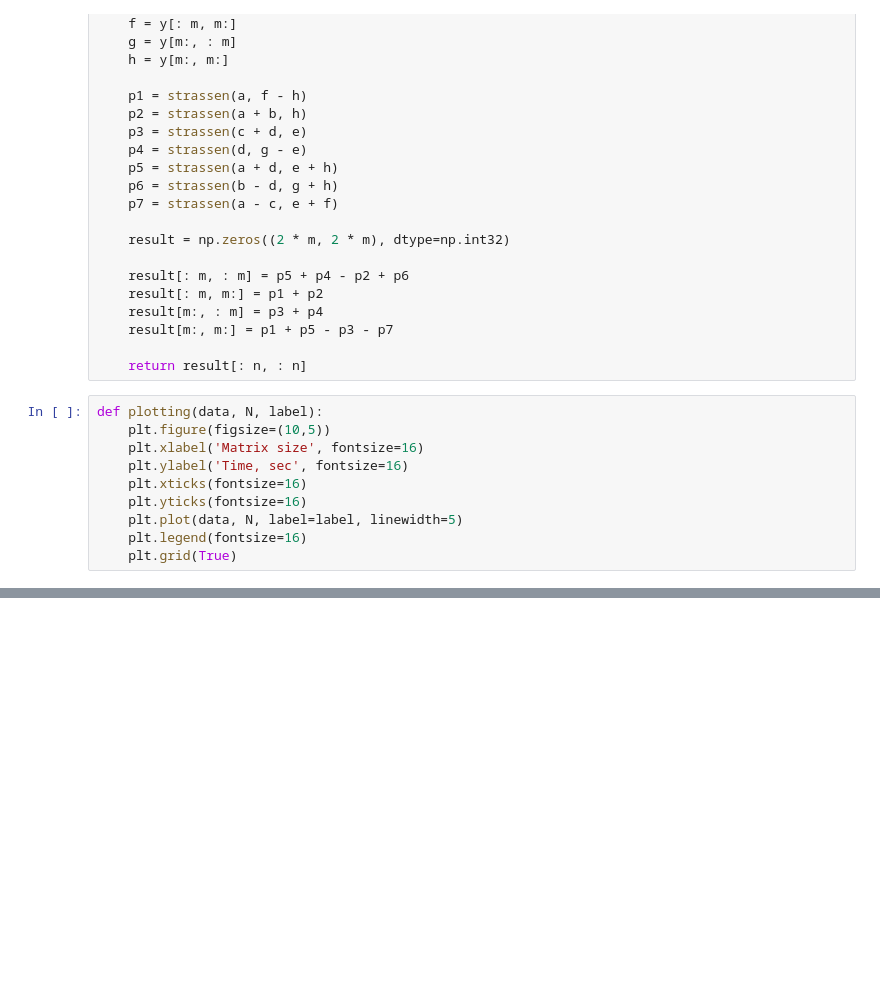
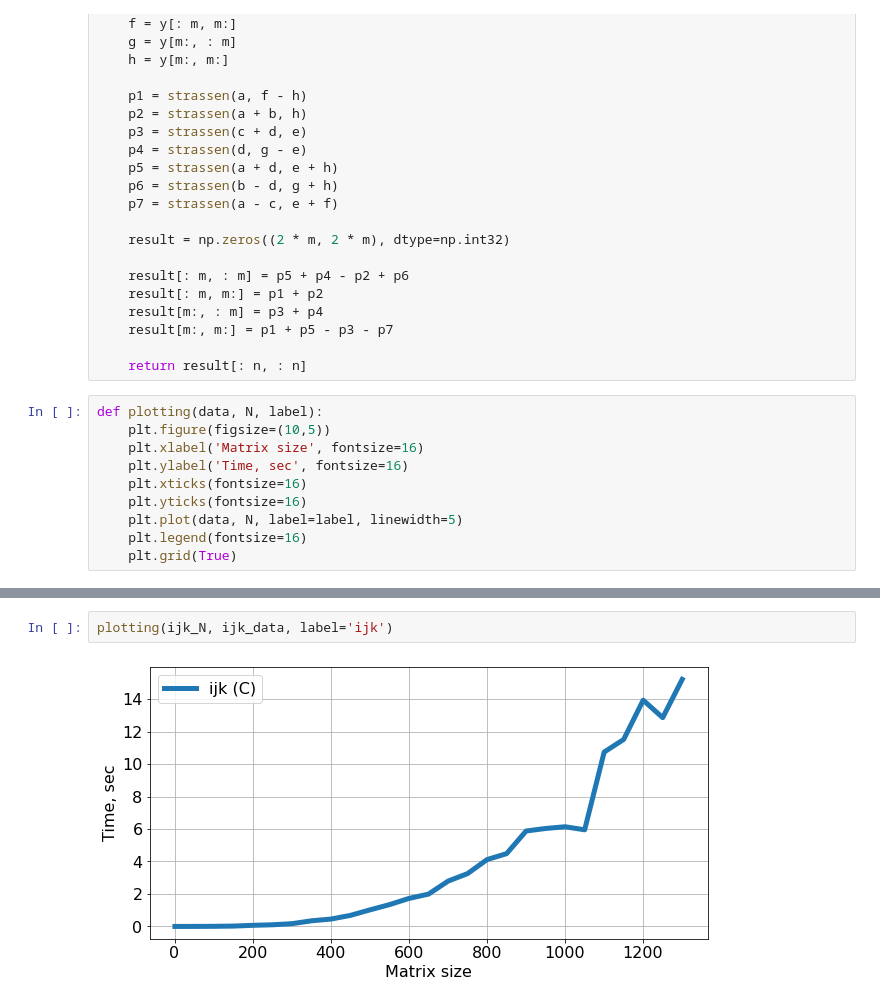
Before and after one commit to nikuznetsov/HPC_course_2022, a Jupyter notebook: PROJECT/Python_matmul.ipynb, the cells around one changed output, grey strips where cells are left out. Saved outputs shown, nothing was run; the diff lists cells and outputs as text; blank space fills up the shorter version.

```diff
--- a/PROJECT/Python_matmul.ipynb
+++ b/PROJECT/Python_matmul.ipynb
@@ -161,0 +180,4 @@ plotting(N_array, str_time, label='strassen')
+# %%
+plotting(ijk_N, ijk_data, label='ijk')
+# %% [output]
+[figure, added]
```
Also changed, not shown: parts of 10 cells of this notebook.
